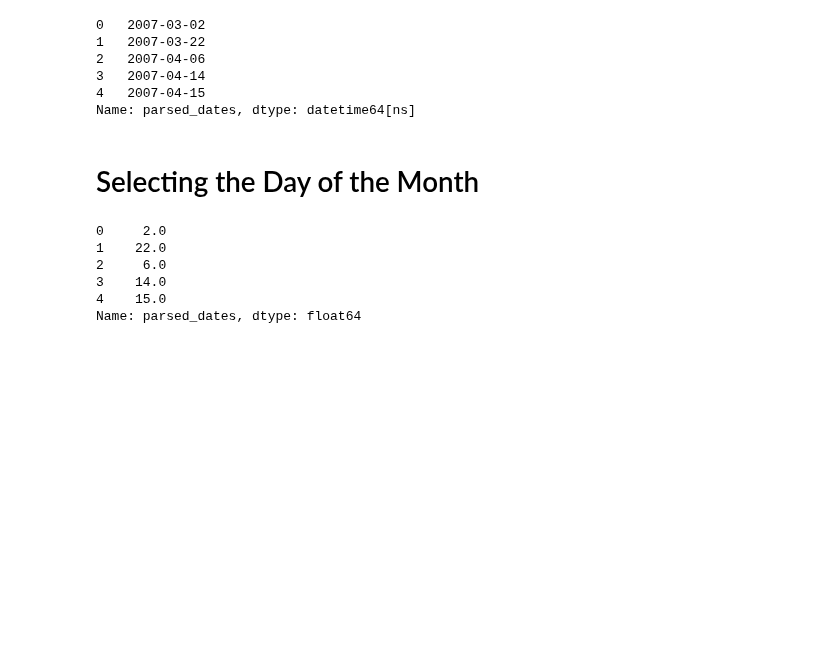
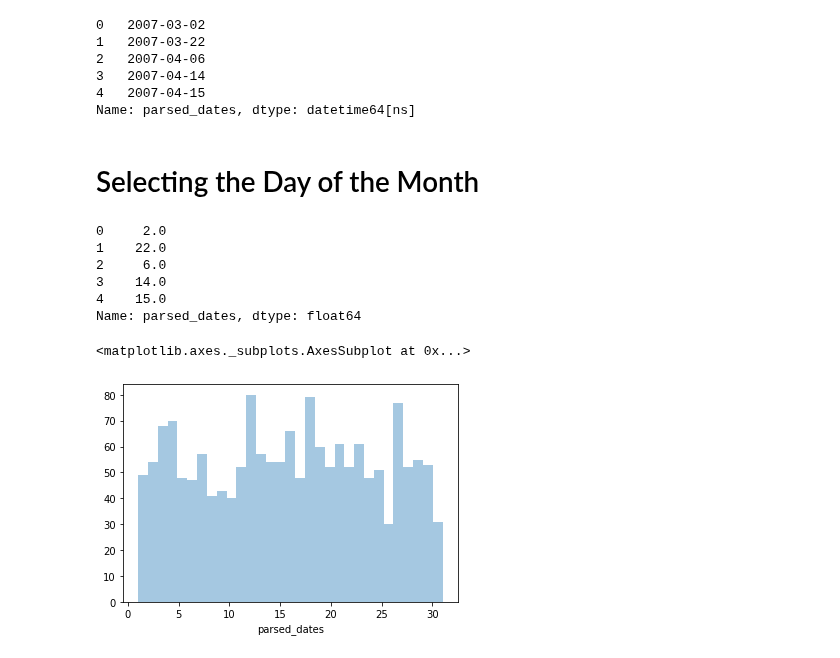
Before and after one commit to PMetcalf/scratch-pad, a Jupyter notebook: Data Science/Data Cleaning/parsing_dates.ipynb, the cells around one changed output. Cells and saved outputs as stored; diff of their text form; code cells hidden in the pictures; blank space fills up the shorter version.

```diff
--- a/Data Science/Data Cleaning/parsing_dates.ipynb
+++ b/Data Science/Data Cleaning/parsing_dates.ipynb
@@ -64,3 +64,14 @@ day_of_month.head()
 3    14.0
 4    15.0
 Name: parsed_dates, dtype: float64
+# %%
+# Plot the Day of Month (to check parsing)
+
+# Remove na's
+day_of_month = day_of_month.dropna()
+
+# Plot day of month as distribution (should be even between 1 - 31)
+sns.distplot(day_of_month, kde = False, bins = 31)
+# %% [output]
+<matplotlib.axes._subplots.AxesSubplot at 0x...>
+[figure, added]
```
